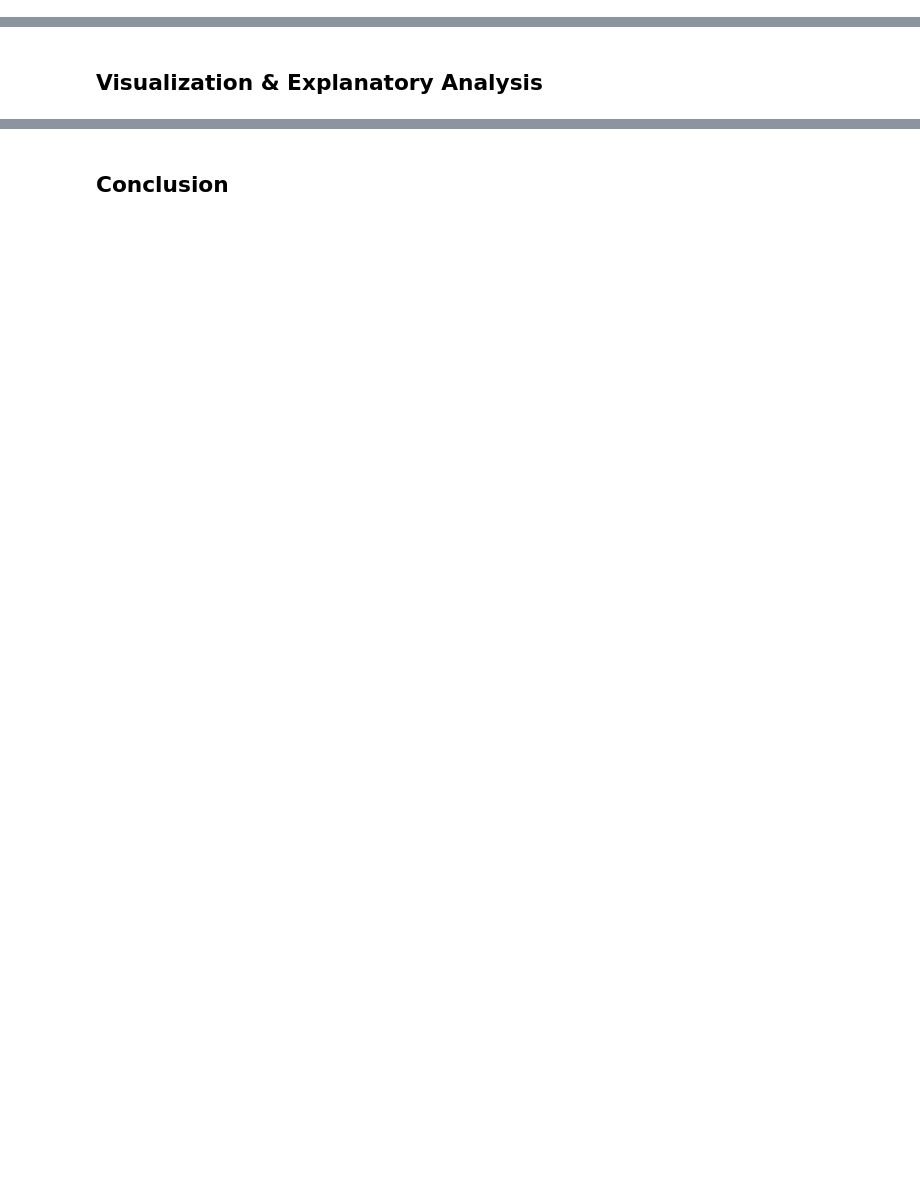
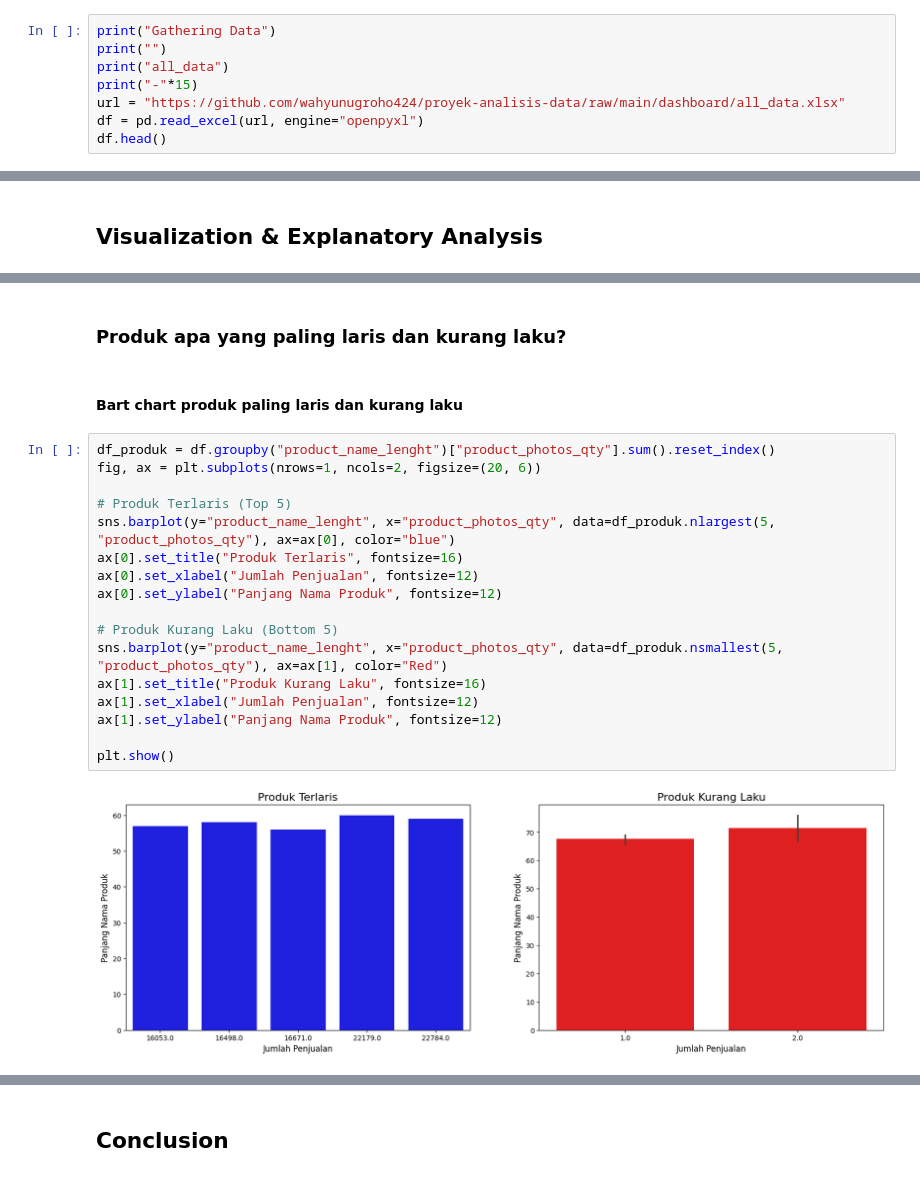
Before and after one commit to wahyunugroho424/proyek-analisis-data, a Jupyter notebook: notebook.ipynb, the cells around one changed output, grey strips where cells are left out. Cells and saved outputs as stored; diff of their text form; blank space fills up the shorter version.

```diff
--- a/notebook.ipynb
+++ b/notebook.ipynb
@@ -189,3 +189,11 @@ data sellers
 | 2 | ce3ad9de960102d0677a81f5d0bb7b2d | 20031 | rio de janeiro | RJ |
 | 3 | c0f3eea2e14555b6faeea3dd58c1b1c3 | 4195 | sao paulo | SP |
 | 4 | 51a04a8a6bdcb23deccc82b0b80742cf | 12914 | braganca paulista | SP |
+# %%
+print("Gathering Data")
+print("")
+print("all_data")
+print("-"*15)
+url = "https://github.com/wahyunugroho424/proyek-analisis-data/raw/main/dashboard/all_data.xlsx"
+df = pd.read_excel(url, engine="openpyxl")
+df.head()
@@ -1154,0 +1200,23 @@ plt.show()
+# %% [markdown]
+### Produk apa yang paling laris dan kurang laku?
+# %% [markdown]
+#### Bart chart produk paling laris dan kurang laku
+# %%
+df_produk = df.groupby("product_name_lenght")["product_photos_qty"].sum().reset_index()
+fig, ax = plt.subplots(nrows=1, ncols=2, figsize=(20, 6))
+
+# Produk Terlaris (Top 5)
+sns.barplot(y="product_name_lenght", x="product_photos_qty", data=df_produk.nlargest(5, "product_photos_qty"), ax=ax[0], color="blue")
+ax[0].set_title("Produk Terlaris", fontsize=16)
+ax[0].set_xlabel("Jumlah Penjualan", fontsize=12)
+ax[0].set_ylabel("Panjang Nama Produk", fontsize=12)
+
+# Produk Kurang Laku (Bottom 5)
+sns.barplot(y="product_name_lenght", x="product_photos_qty", data=df_produk.nsmallest(5, "product_photos_qty"), ax=ax[1], color="Red")
+ax[1].set_title("Produk Kurang Laku", fontsize=16)
+ax[1].set_xlabel("Jumlah Penjualan", fontsize=12)
+ax[1].set_ylabel("Panjang Nama Produk", fontsize=12)
+
+plt.show()
+# %% [output]
+[figure, added]
```
Also changed, not shown: parts of 39 cells of this notebook.
